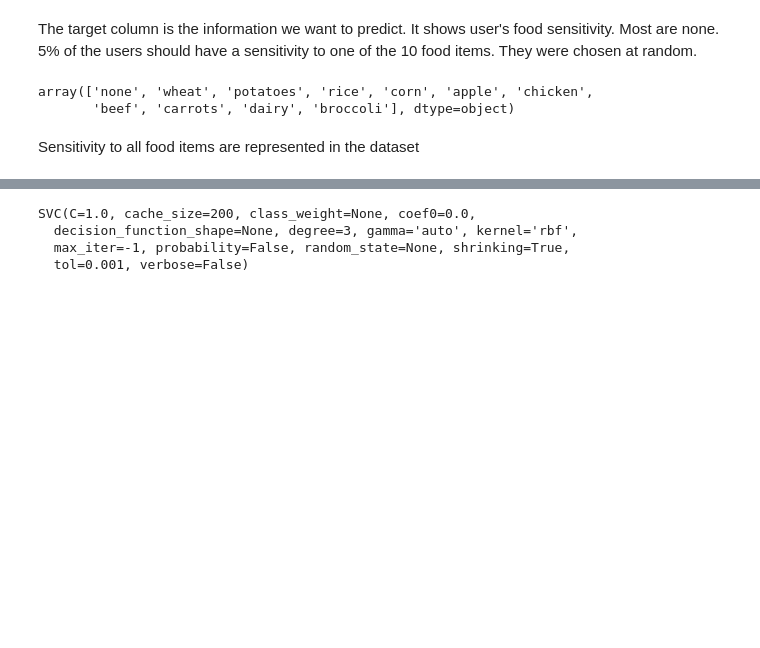
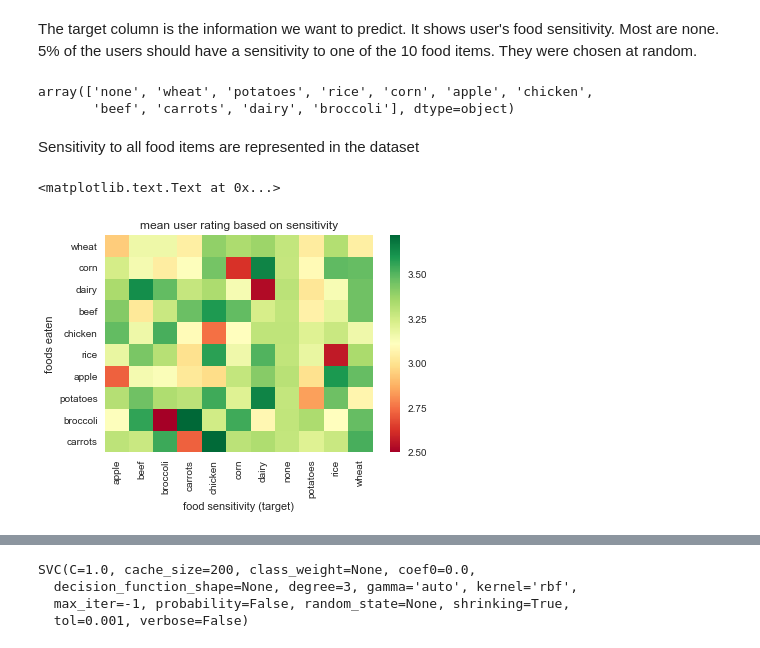
Before and after one commit to hasemar/machine_learning, a Jupyter notebook: recommenderSystems/classifier_models.ipynb, the cells around one changed output, grey strips where cells are left out. Saved outputs shown, nothing was run; the diff lists cells and outputs as text; code cells hidden in the pictures; blank space fills up the shorter version.

```diff
--- a/recommenderSystems/classifier_models.ipynb
+++ b/recommenderSystems/classifier_models.ipynb
@@ -30,3 +30,15 @@ array(['none', 'wheat', 'potatoes', 'rice', 'corn', 'apple', 'chicken',
        'beef', 'carrots', 'dairy', 'broccoli'], dtype=object)
 # %% [markdown]
 Sensitivity to all food items are represented in the dataset
+# %%
+targ = user_data.groupby('target').mean()
+by_targ = targ.transpose()
+# %%
+hm = plt.axes()
+hm = sns.heatmap(by_targ,ax=hm, cmap='RdYlGn')   # red square == low average rating
+hm.set_title('mean user rating based on sensitivity')
+hm.set_xlabel('food sensitivity (target)')
+hm.set_ylabel('foods eaten')
+# %% [output]
+<matplotlib.text.Text at 0x...>
+[figure, added]
```
Also changed, not shown: parts of 49 cells of this notebook, 1 other file.
